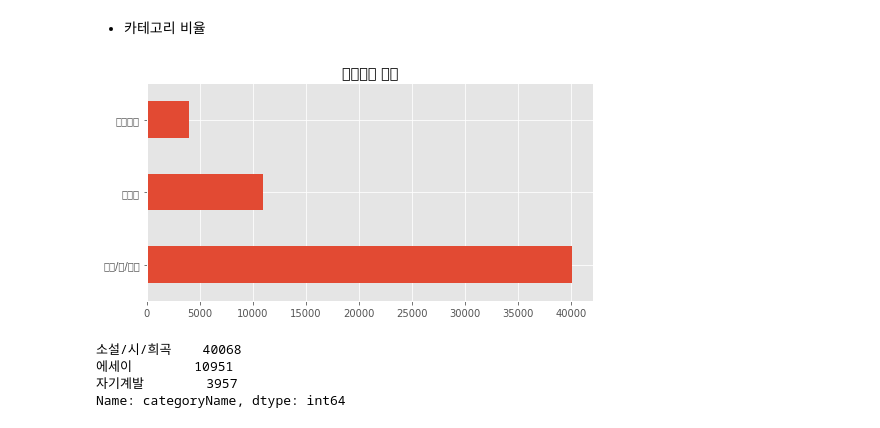
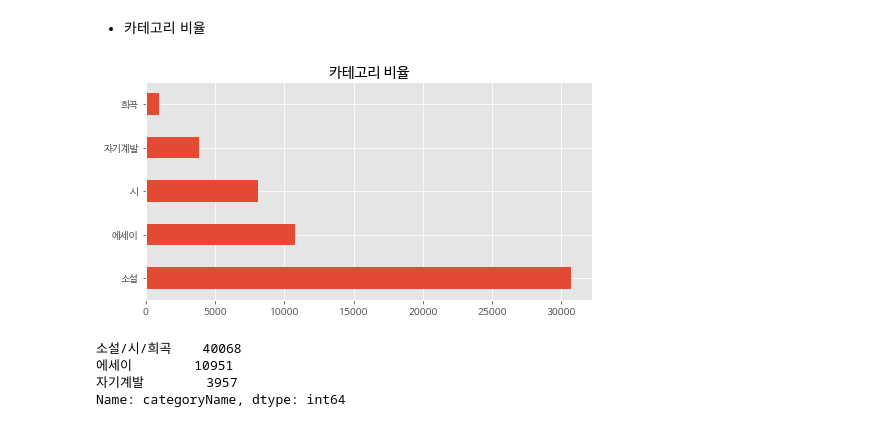
Before and after one commit to Hongbi-Kim/Project_book_recommendation, a Jupyter notebook: 4조_코드_정리.ipynb, the cells around one changed output. Saved outputs shown, nothing was run; the diff lists cells and outputs as text; code cells hidden in the pictures.

```diff
--- a/4조_코드_정리.ipynb
+++ b/4조_코드_정리.ipynb
@@ -819,0 +1480,6 @@ df3.to_pickle('/content/drive/MyDrive/도서추천시스ᄐ
+# %%
+from wordcloud import WordCloud
+from collections import Counter
+import matplotlib.pyplot as plt
+
+plt.rc('font', family='NanumBarunGothic')
@@ -828,3 +1970,7 @@ rc('font',family=font_name)
+# %%
+import matplotlib.pyplot as plt
+
+plt.rc('font', family='NanumBarunGothic')
 # %%
 df3.info()
 # %% [output]
@@ -870,11 +2016,13 @@ plt.show()
 # %% [markdown]
 - 카테고리 비율
+# %%
+re = pd.read_pickle('/content/drive/MyDrive/도서추천시스템_2/검색 및 추천시스템/recommend_cat_new.pkl')
 # %%
-df3['categoryName'].value_counts().plot(kind = 'barh', figsize = (8,4))
+re['categoryName'].value_counts().plot(kind = 'barh', figsize = (8,4))
 plt.title('카테고리 비율')
 plt.show()
 # %% [output]
-[figure, old version]
+[figure, new version]
 # %%
 df3['categoryName'].value_counts()
 # %% [output]
```
Also changed, not shown: parts of 115 cells of this notebook.
